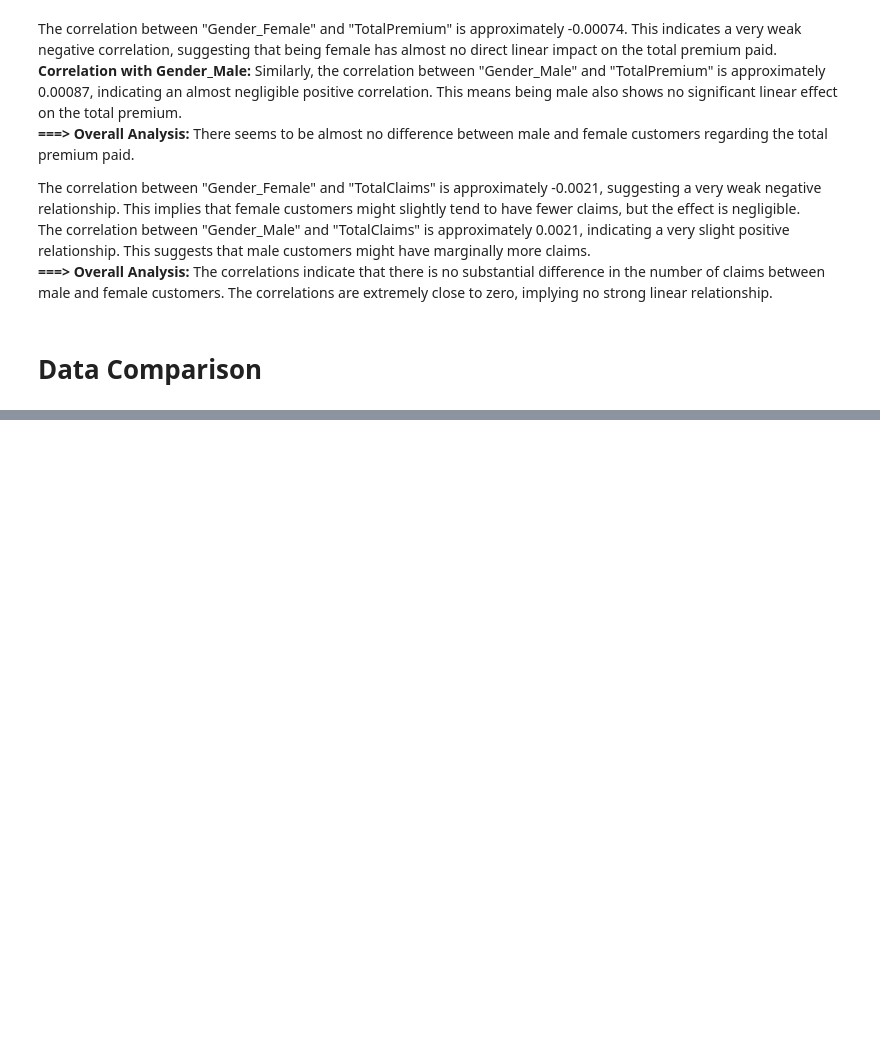
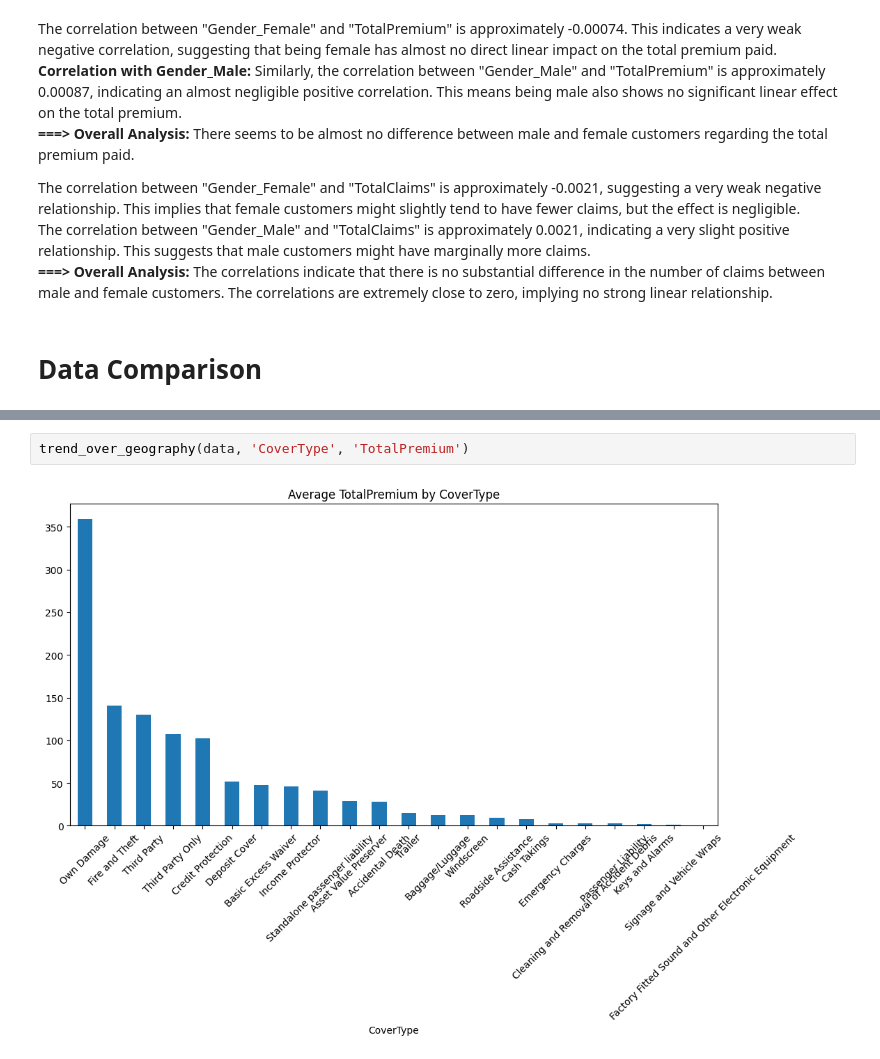
Before and after one commit to nebiyu-ethio/AlphaCare-Insurance-Analytics, a Jupyter notebook: notebooks/task_1.ipynb, the cells around one changed output, grey strips where cells are left out. Cells and saved outputs as stored; diff of their text form; blank space fills up the shorter version.

```diff
--- a/notebooks/task_1.ipynb
+++ b/notebooks/task_1.ipynb
@@ -370,0 +377,4 @@ The correlation between "Gender_Male" and "TotalClaims" is approximately 0.0021,
+# %%
+trend_over_geography(data, 'CoverType', 'TotalPremium')
+# %% [output]
+[figure, added]
```
Also changed, not shown: parts of 1 cell of this notebook.
